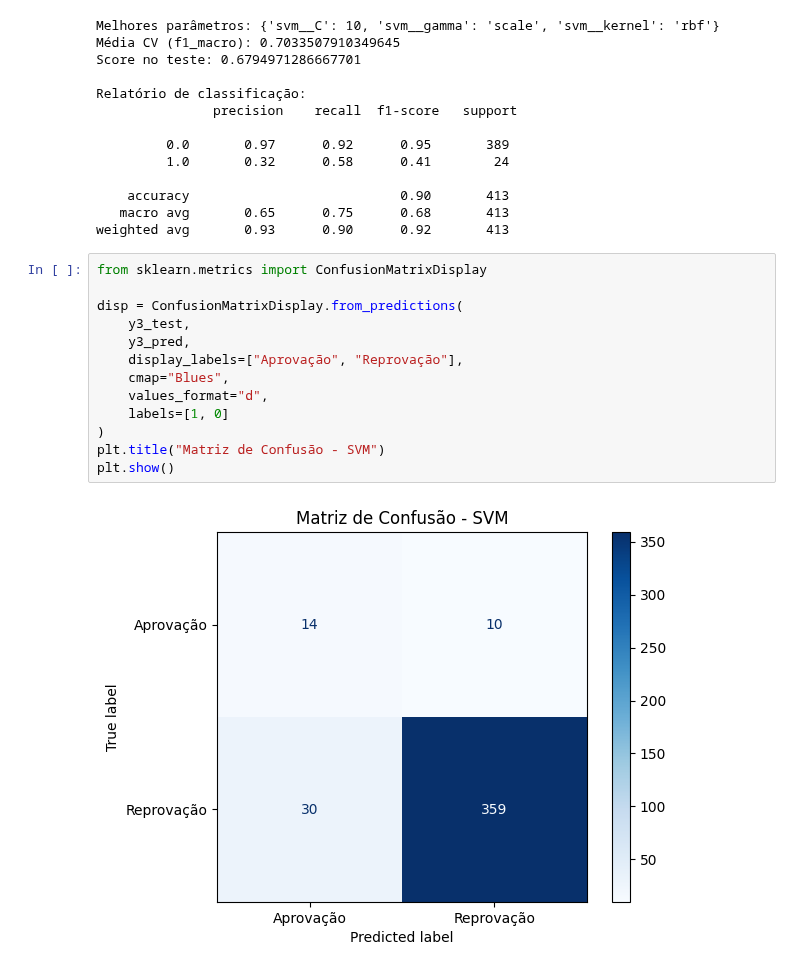
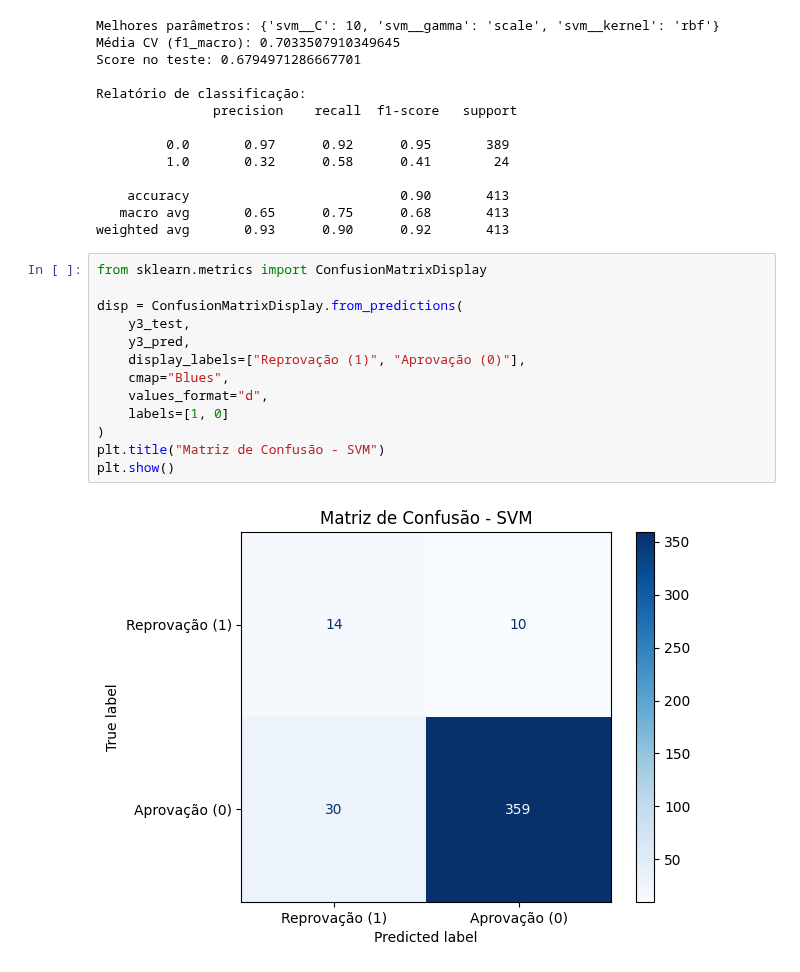
Before and after one commit to antonioatra/LATECH-Predictive_Model, a Jupyter notebook: notebooks/SVM.ipynb, the cells around one changed output. Saved outputs shown, nothing was run; the diff lists cells and outputs as text.

```diff
--- a/notebooks/SVM.ipynb
+++ b/notebooks/SVM.ipynb
@@ -328,15 +328,15 @@ weighted avg       0.93      0.90      0.92       413
 # %%
 from sklearn.metrics import ConfusionMatrixDisplay
 
 disp = ConfusionMatrixDisplay.from_predictions(
     y3_test,
     y3_pred,
-    display_labels=["Aprovação", "Reprovação"],
+    display_labels=["Reprovação (1)", "Aprovação (0)"],
     cmap="Blues",
     values_format="d",
     labels=[1, 0]
 )
 plt.title("Matriz de Confusão - SVM")
 plt.show()
 # %% [output]
-[figure, old version]
+[figure, new version]
```
